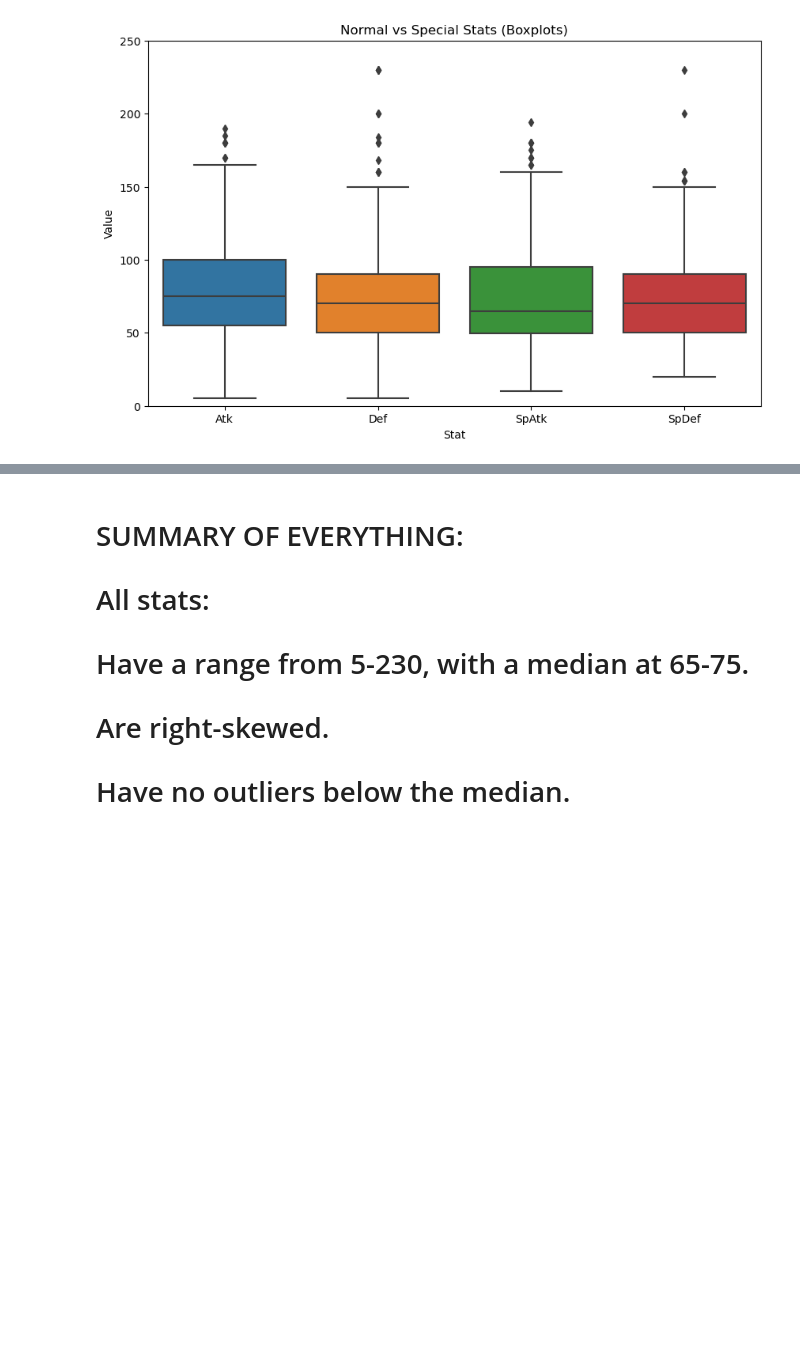
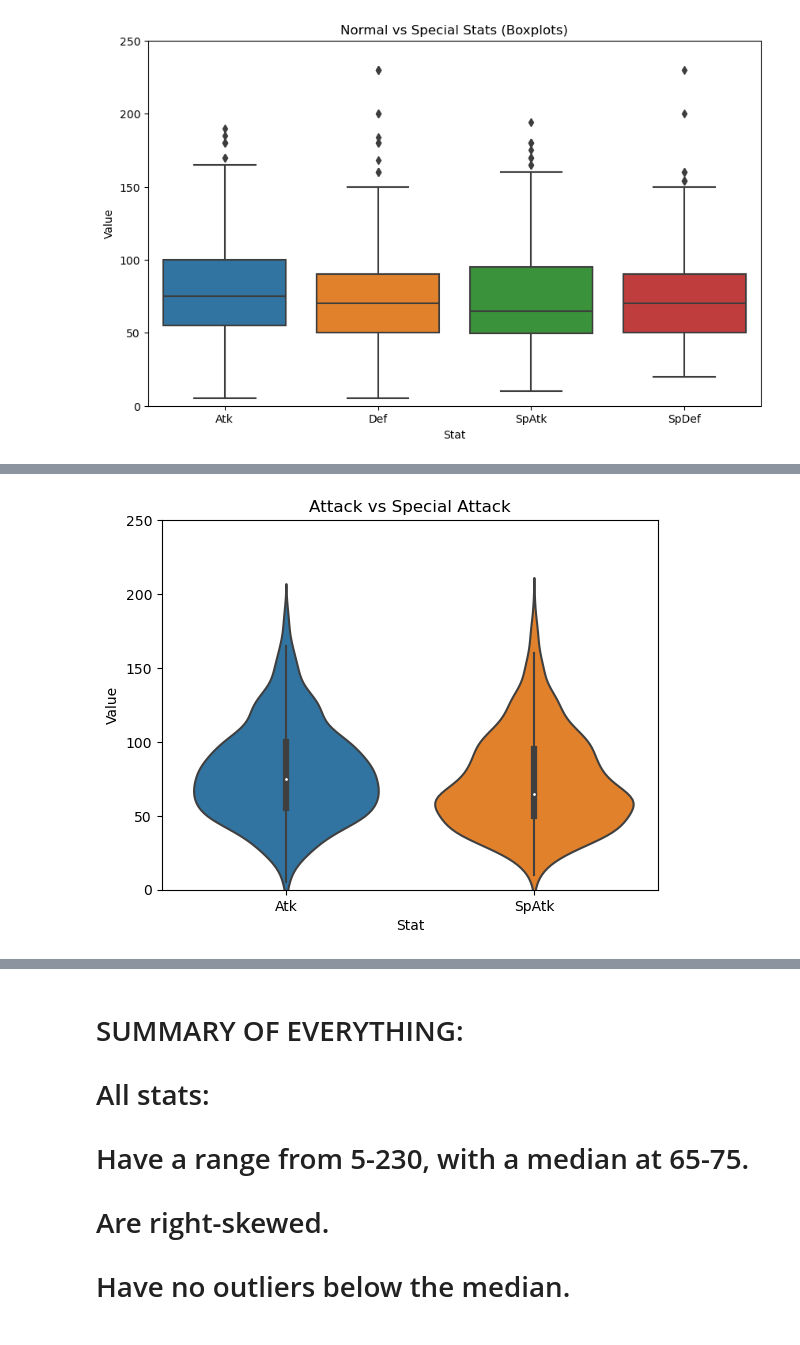
Before and after one commit to EthanCarter-ccic/AI, a Jupyter notebook: Semester 1/Pokemon/Pokemon.ipynb, the cells around one changed output, grey strips where cells are left out. Cells and saved outputs as stored; diff of their text form; code cells hidden in the pictures; blank space fills up the shorter version.

```diff
--- a/Semester 1/Pokemon/Pokemon.ipynb
+++ b/Semester 1/Pokemon/Pokemon.ipynb
@@ -183,0 +193,11 @@ plt.show()
+# %%
+# First violin plot: Atk vs SpAtk
+sns.violinplot(
+    data=pokemon_df.melt(value_vars=["Atk", "SpAtk"], var_name="Stat", value_name="Value"),
+    x="Stat", y="Value", split=False
+)
+plt.title("Attack vs Special Attack")
+plt.ylim(0, 250)
+plt.show()
+# %% [output]
+[figure, added]
```
Also changed, not shown: parts of 11 cells of this notebook.
